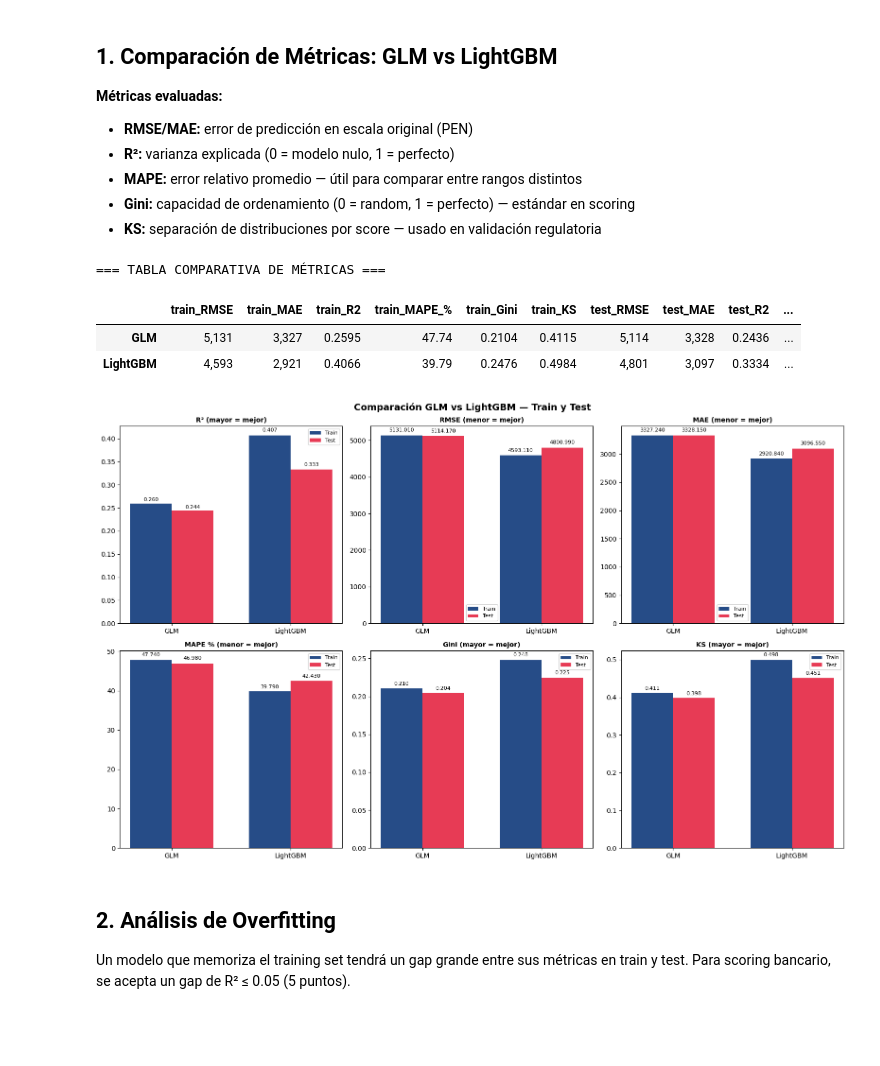
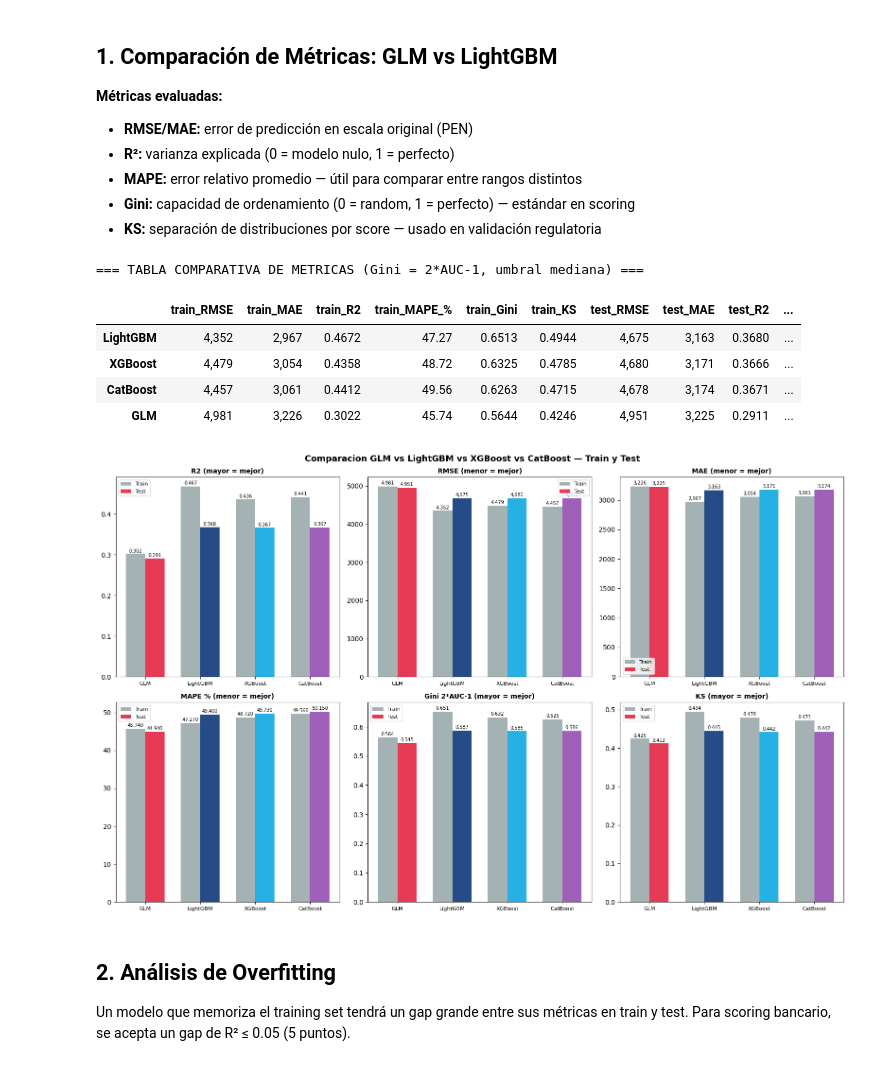
Before and after one commit to josefrodrim/MODELO_TASK, a Jupyter notebook: notebooks/05_evaluacion_comparacion.ipynb, the cells around one changed output. Drawn from its saved outputs; the diff is of its cells as text; code cells hidden in the pictures; blank space fills up the shorter version.

```diff
--- a/notebooks/05_evaluacion_comparacion.ipynb
+++ b/notebooks/05_evaluacion_comparacion.ipynb
@@ -72,67 +78,74 @@ Modelos cargados: GLM | LightGBM
 - **Gini:** capacidad de ordenamiento (0 = random, 1 = perfecto) — estándar en scoring
 - **KS:** separación de distribuciones por score — usado en validación regulatoria
 # %%
-report_glm = full_metrics_report(y_train.values, y_train_glm, y_test.values, y_test_glm, 'GLM')
+report_glm  = full_metrics_report(y_train.values, y_train_glm,  y_test.values, y_test_glm,  'GLM')
 report_lgbm = full_metrics_report(y_train.values, y_train_lgbm, y_test.values, y_test_lgbm, 'LightGBM')
+report_xgb  = full_metrics_report(y_train.values, y_train_xgb,  y_test.values, y_test_xgb,  'XGBoost')
+report_cat  = full_metrics_report(y_train.values, y_train_cat,  y_test.values, y_test_cat,  'CatBoost')
 
-comparison_df = pd.concat([report_glm, report_lgbm])
+comparison_df = pd.concat([report_lgbm, report_xgb, report_cat, report_glm])
 
-print('=== TABLA COMPARATIVA DE MÉTRICAS ===')
+print('=== TABLA COMPARATIVA DE METRICAS (Gini = 2*AUC-1, umbral mediana) ===')
 display(comparison_df.style
-    .background_gradient(axis=0, cmap='RdYlGn', subset=[c for c in comparison_df.columns if 'R2' in c or 'Gini' in c or 'KS' in c])
-    .background_gradient(axis=0, cmap='RdYlGn_r', subset=[c for c in comparison_df.columns if 'RMSE' in c or 'MAE' in c or 'MAPE' in c])
+    .background_gradient(axis=0, cmap='RdYlGn',
+        subset=[c for c in comparison_df.columns if 'R2' in c or 'Gini' in c or 'KS' in c])
+    .background_gradient(axis=0, cmap='RdYlGn_r',
+        subset=[c for c in comparison_df.columns if 'RMSE' in c or 'MAE' in c or 'MAPE' in c])
     .format('{:.4f}', subset=[c for c in comparison_df.columns if any(m in c for m in ['R2', 'Gini', 'KS'])])
     .format('{:,.0f}', subset=[c for c in comparison_df.columns if 'RMSE' in c or 'MAE' in c])
     .format('{:.2f}', subset=[c for c in comparison_df.columns if 'MAPE' in c])
 )
 # %% [output]
-=== TABLA COMPARATIVA DE MÉTRICAS ===
+=== TABLA COMPARATIVA DE METRICAS (Gini = 2*AUC-1, umbral mediana) ===
 |  | train_RMSE | train_MAE | train_R2 | train_MAPE_% | train_Gini | train_KS | test_RMSE | test_MAE | test_R2 | ... |
-| GLM | 5,131 | 3,327 | 0.2595 | 47.74 | 0.2104 | 0.4115 | 5,114 | 3,328 | 0.2436 | ... |
-| LightGBM | 4,593 | 2,921 | 0.4066 | 39.79 | 0.2476 | 0.4984 | 4,801 | 3,097 | 0.3334 | ... |
+| LightGBM | 4,352 | 2,967 | 0.4672 | 47.27 | 0.6513 | 0.4944 | 4,675 | 3,163 | 0.3680 | ... |
+| XGBoost | 4,479 | 3,054 | 0.4358 | 48.72 | 0.6325 | 0.4785 | 4,680 | 3,171 | 0.3666 | ... |
+| CatBoost | 4,457 | 3,061 | 0.4412 | 49.56 | 0.6263 | 0.4715 | 4,678 | 3,174 | 0.3671 | ... |
+| GLM | 4,981 | 3,226 | 0.3022 | 45.74 | 0.5644 | 0.4246 | 4,951 | 3,225 | 0.2911 | ... |
 # %%
 fig, axes = plt.subplots(2, 3, figsize=(16, 10))
 axes = axes.flatten()
 
 metrics_to_plot = [
-    ('R2', 'R² (mayor = mejor)', True),
-    ('RMSE', 'RMSE (menor = mejor)', False),
-    ('MAE', 'MAE (menor = mejor)', False),
-    ('MAPE_%', 'MAPE % (menor = mejor)', False),
-    ('Gini', 'Gini (mayor = mejor)', True),
-    ('KS', 'KS (mayor = mejor)', True),
+    ('R2',     'R2 (mayor = mejor)',    True),
+    ('RMSE',   'RMSE (menor = mejor)',  False),
+    ('MAE',    'MAE (menor = mejor)',   False),
+    ('MAPE_%', 'MAPE % (menor = mejor)',False),
+    ('Gini',   'Gini 2*AUC-1 (mayor = mejor)', True),
+    ('KS',     'KS (mayor = mejor)',    True),
 ]
 
+models_order = ['GLM', 'LightGBM', 'XGBoost', 'CatBoost']
+palette_models = [PALETTE[0], PALETTE[1], PALETTE[2], '#8e44ad']
+x = np.arange(len(models_order))
+width = 0.35
+
 for i, (metric, title, higher_better) in enumerate(metrics_to_plot):
-    models = ['GLM', 'LightGBM']
-    train_vals = [
-        comparison_df.loc['GLM', f'train_{metric}'],
-        comparison_df.loc['LightGBM', f'train_{metric}']
-    ]
-    test_vals = [
-        comparison_df.loc['GLM', f'test_{metric}'],
-        comparison_df.loc['LightGBM', f'test_{metric}']
-    ]
+    train_vals = [comparison_df.loc[m, f'train_{metric}'] for m in models_order]
+    test_vals  = [comparison_df.loc[m, f'test_{metric}']  for m in models_order]
 
-    x = np.arange(len(models))
-    width = 0.35
-    axes[i].bar(x - width/2, train_vals, width, label='Train', color=PALETTE[1], alpha=0.85)
-    axes[i].bar(x + width/2, test_vals, width, label='Test', color=PALETTE[0], alpha=0.85)
+    axes[i].bar(x - width/2, train_vals, width, label='Train', color='#95a5a6', alpha=0.85)
+    axes[i].bar(x + width/2, test_vals,  width, label='Test',
+                color=[PALETTE[1] if m == 'LightGBM' else PALETTE[0] if m == 'GLM'
+                       else PALETTE[2] if m == 'XGBoost' else '#8e44ad' for m in models_order],
+                alpha=0.85)
     axes[i].set_title(title, fontweight='bold', fontsize=10)
     axes[i].set_xticks(x)
-    axes[i].set_xticklabels(models)
+    axes[i].set_xticklabels(models_order, fontsize=8)
     axes[i].legend(fontsize=8)
+    for j, (tv, tsv) in enumerate(zip(train_vals, test_vals)):
+        fmt = f'{tv:,.0f}' if metric in ('RMSE', 'MAE') else f'{tv:.3f}'
+        axes[i].text(j - width/2, tv * 1.01, fmt, ha='center', fontsize=7)
+        fmt = f'{tsv:,.0f}' if metric in ('RMSE', 'MAE') else f'{tsv:.3f}'
+        axes[i].text(j + width/2, tsv * 1.01, fmt, ha='center', fontsize=7)
 
-    for j, (tv, tsv) in enumerate(zip(train_vals, test_vals)):
-        axes[i].text(j - width/2, tv * 1.02, f'{tv:.3f}', ha='center', fontsize=8)
-        axes[i].text(j + width/2, tsv * 1.02, f'{tsv:.3f}', ha='center', fontsize=8)
-
-fig.suptitle('Comparación GLM vs LightGBM — Train y Test', fontsize=14, fontweight='bold')
+fig.suptitle('Comparacion GLM vs LightGBM vs XGBoost vs CatBoost — Train y Test',
+             fontsize=13, fontweight='bold')
 plt.tight_layout()
 plt.savefig('../reports/figures/05_model_comparison.png', dpi=150, bbox_inches='tight')
 plt.show()
 # %% [output]
-[figure, old version]
+[figure, new version]
 # %% [markdown]
 ## 2. Análisis de Overfitting
 
```
Also changed, not shown: parts of 7 cells of this notebook, 4 other files.
